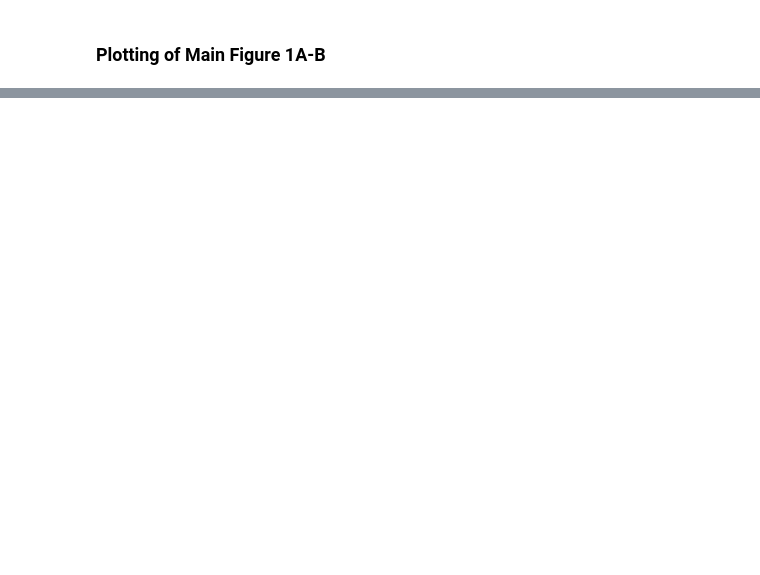
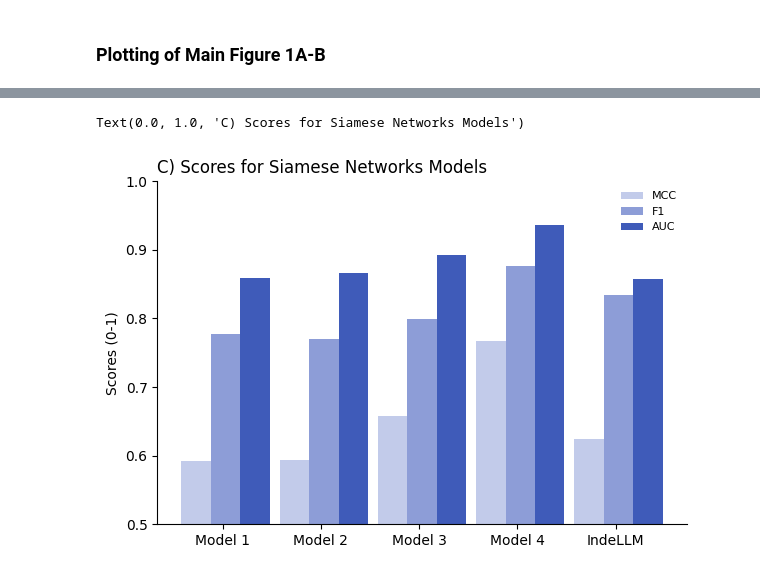
Before and after one commit to OriolGraCar/IndeLLM, a Jupyter notebook: Analysis/Analysis.ipynb, the cells around one changed output, grey strips where cells are left out. Cells and saved outputs as stored; diff of their text form; code cells hidden in the pictures; blank space fills up the shorter version.

```diff
--- a/Analysis/Analysis.ipynb
+++ b/Analysis/Analysis.ipynb
@@ -1347,0 +187,29 @@ Text(0.0, 1.0, 'B) MCC scores for PLMs')
+# %%
+scores_siamese = ['Model 1 outputmean test', 'Model 2 outputmean test', 'Model 3 outputmean test', 'Model 4 outputmean test', 'IndeLLM test']
+scores_label = ['Model 1', 'Model 2', 'Model 3', 'Model 4', 'IndeLLM']
+
+metrics_df_filtered_sieamese = metrics_df.loc[scores_siamese, :]
+
+n_methods = len(scores_siamese)
+bar_width = 0.3
+r1 = np.arange(n_methods)
+r2 = [x + bar_width for x in r1]
+r3 = [x + bar_width for x in r2]
+
+f, axes = plt.subplots(1,1)
+f.set_figheight(4)
+f.set_figwidth(6)
+f.tight_layout(pad=1)
+plt.bar(r1, metrics_df_filtered_sieamese['MCC'],  width=bar_width, label = 'MCC', color = '#C2CBEA')
+plt.bar(r2, metrics_df_filtered_sieamese['F1'], width=bar_width, label = 'F1', color = '#8d9dd7')
+plt.bar(r3, metrics_df_filtered_sieamese['AUC'], width=bar_width, label = 'AUC', color = '#3f5bb9')
+plt.ylabel('Scores (0-1)')
+plt.xticks([r + (0.9*bar_width) for r in range(n_methods)], labels = scores_label)
+plt.legend(fontsize = 8, frameon=False)
+plt.ylim([0.5, 1])
+plt.gca().spines['top'].set_visible(False)
+plt.gca().spines['right'].set_visible(False)
+plt.title('C) Scores for Siamese Networks Models', loc = 'left')
+# %% [output]
+Text(0.0, 1.0, 'C) Scores for Siamese Networks Models')
+[figure, added]
```
Also changed, not shown: parts of 52 cells of this notebook, 23 other files.
